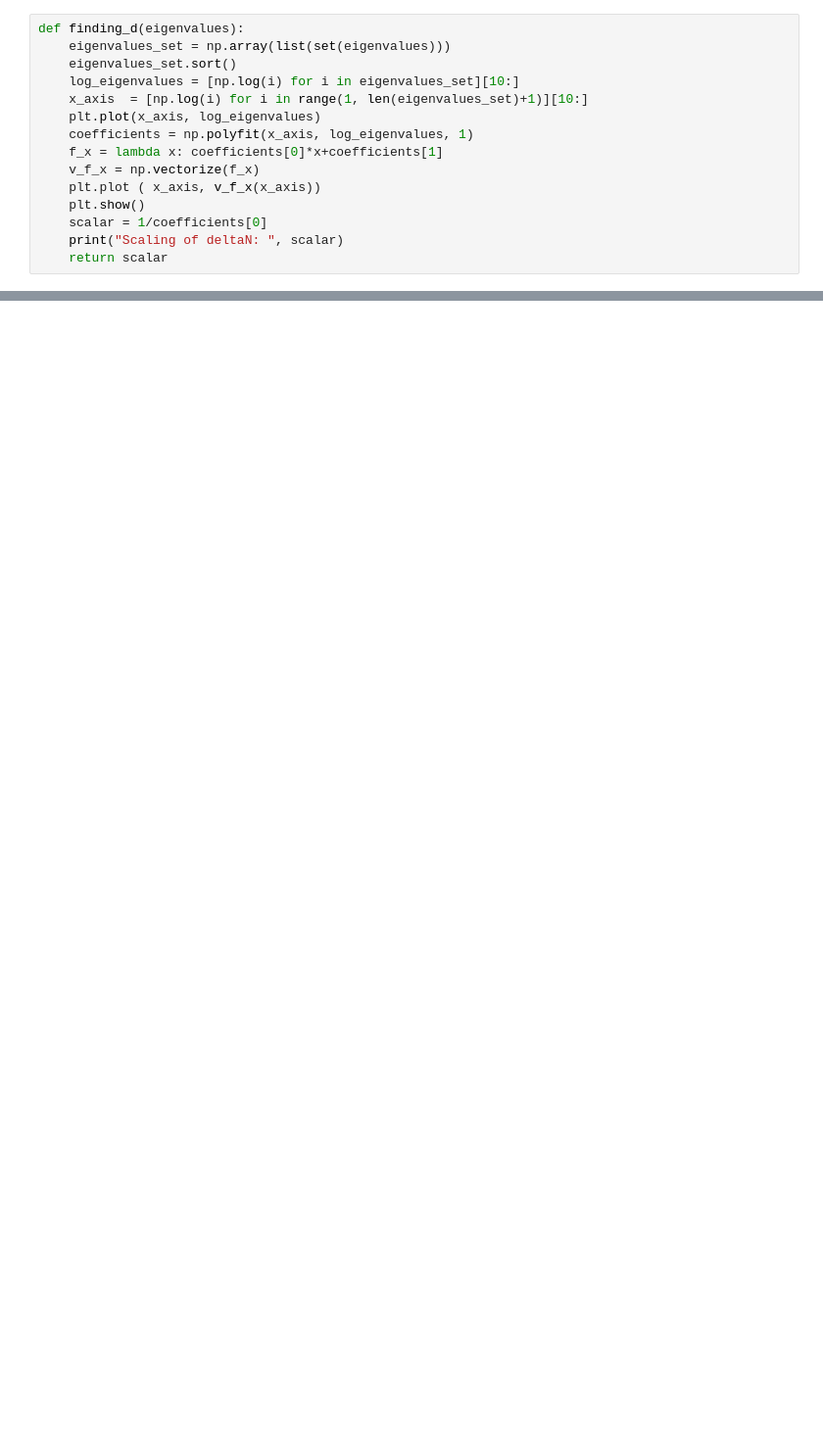
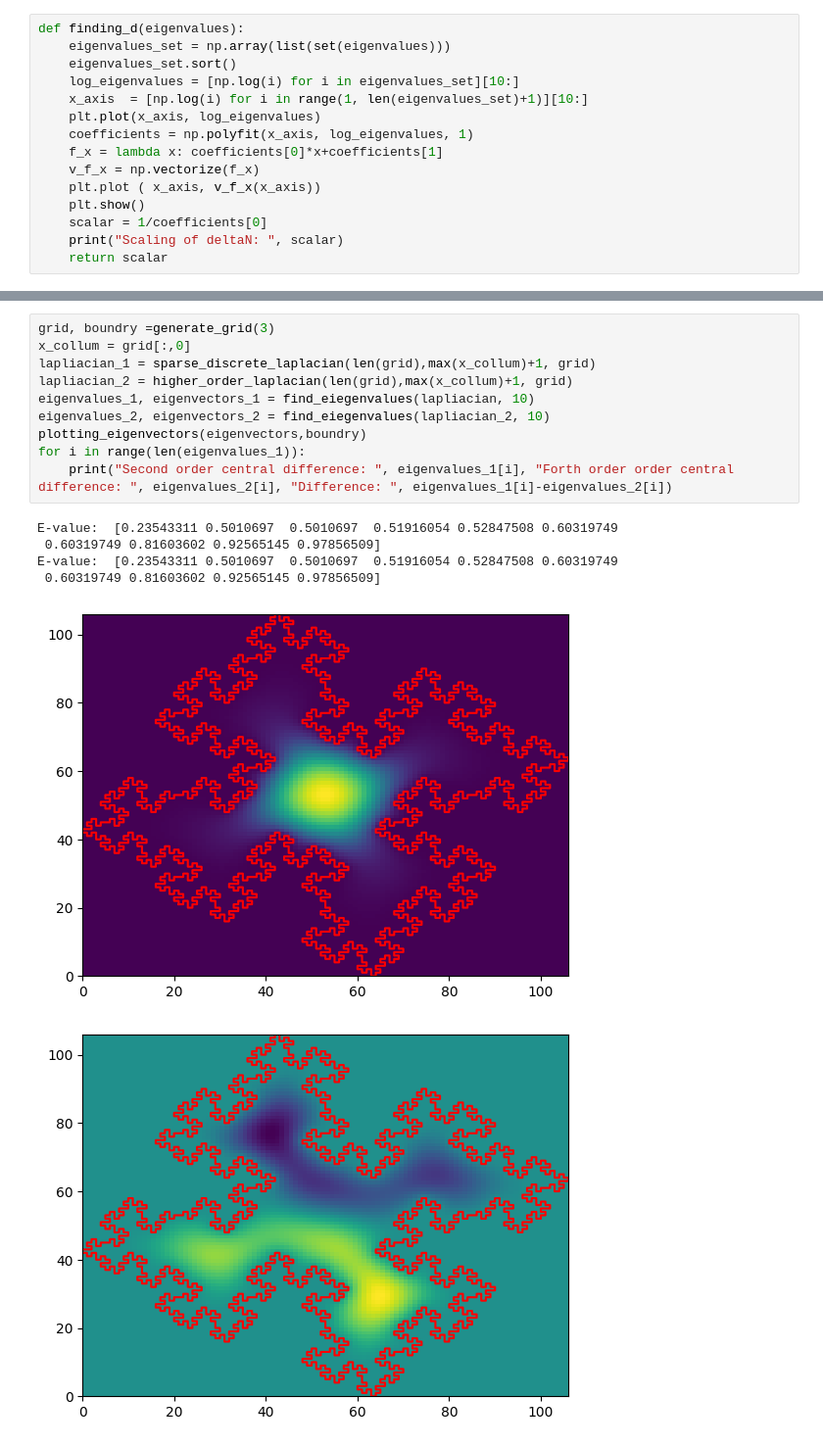
Before and after one commit to erikkoh/Numfys, a Jupyter notebook: Assignment2/Projectnotebook.ipynb, the cells around one changed output, grey strips where cells are left out. Shown at 98% size. Cells and saved outputs as stored; diff of their text form; blank space fills up the shorter version.

Commit message:
Implentet higher order central difference

```diff
--- a/Assignment2/Projectnotebook.ipynb
+++ b/Assignment2/Projectnotebook.ipynb
@@ -431,0 +384,17 @@ Scaling for l=3: 1.2839506794906217
+# %%
+grid, boundry =generate_grid(3)
+x_collum = grid[:,0]
+lapliacian_1 = sparse_discrete_laplacian(len(grid),max(x_collum)+1, grid)
+lapliacian_2 = higher_order_laplacian(len(grid),max(x_collum)+1, grid)
+eigenvalues_1, eigenvectors_1 = find_eiegenvalues(lapliacian, 10)
+eigenvalues_2, eigenvectors_2 = find_eiegenvalues(lapliacian_2, 10)
+plotting_eigenvectors(eigenvectors,boundry)
+for i in range(len(eigenvalues_1)):
+    print("Second order central difference: ", eigenvalues_1[i], "Forth order order central difference: ", eigenvalues_2[i], "Difference: ", eigenvalues_1[i]-eigenvalues_2[i])
+# %% [output]
+E-value:  [0.23543311 0.5010697  0.5010697  0.51916054 0.52847508 0.60319749
+ 0.60319749 0.81603602 0.92565145 0.97856509]
+E-value:  [0.23543311 0.5010697  0.5010697  0.51916054 0.52847508 0.60319749
+ 0.60319749 0.81603602 0.92565145 0.97856509]
+[figure, added]
+[figure, added]
```
Also changed, not shown: parts of 9 cells of this notebook.
